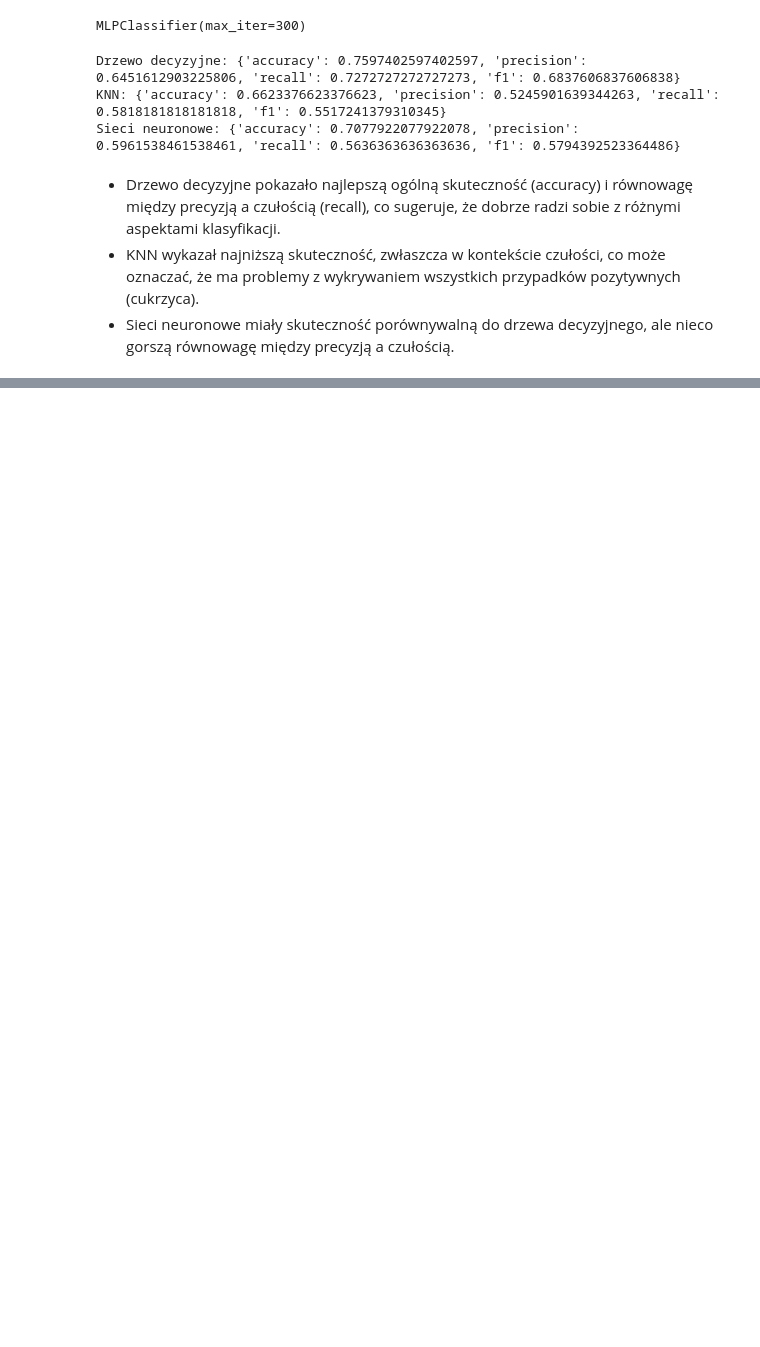
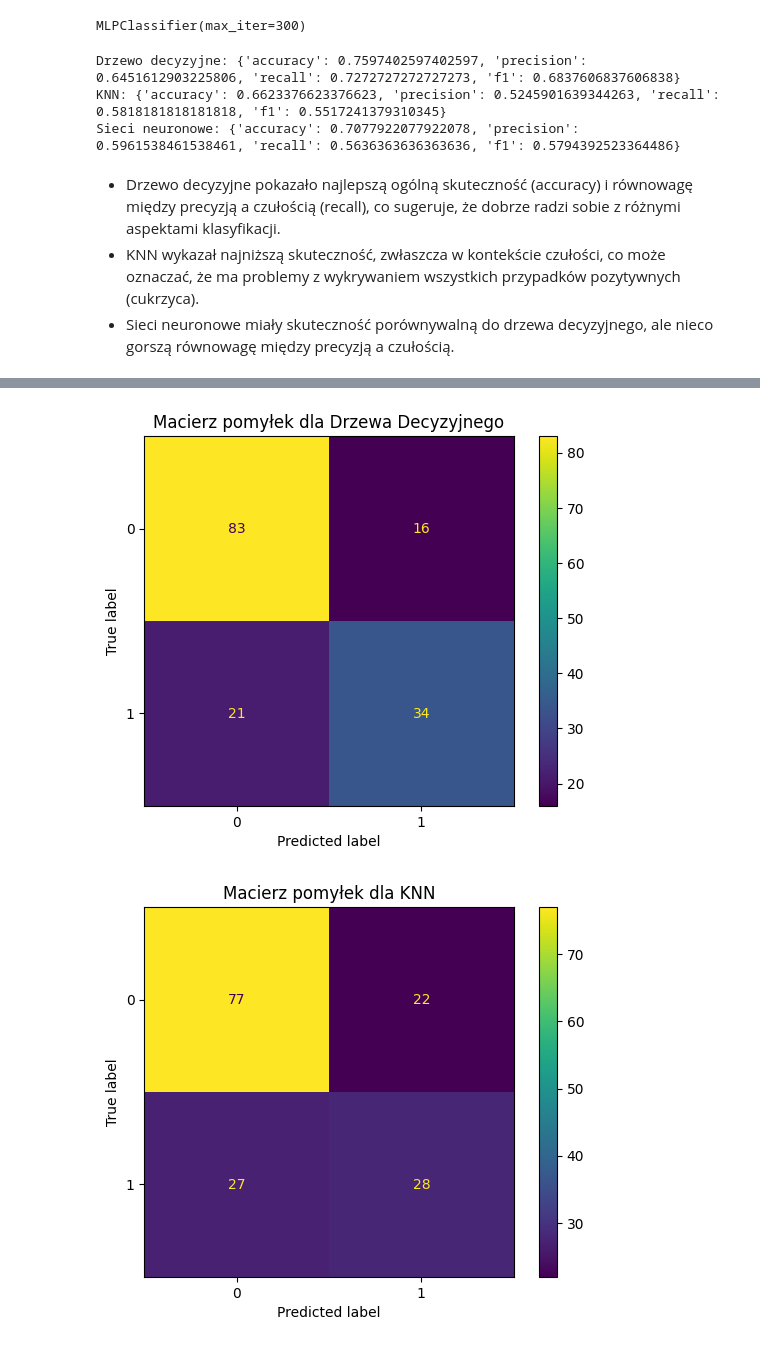
Before and after one commit to JoannaCi/SUS_proj_AnalizaDanych, a Jupyter notebook: Proj_analizaDS.ipynb, the cells around one changed output, grey strips where cells are left out. Drawn from its saved outputs; the diff is of its cells as text; code cells hidden in the pictures; blank space fills up the shorter version.

```diff
--- a/Proj_analizaDS.ipynb
+++ b/Proj_analizaDS.ipynb
@@ -184,0 +263,29 @@ Sieci neuronowe: {'accuracy': 0.7077922077922078, 'precision': 0.596153846153846
+# %%
+from sklearn.metrics import confusion_matrix, ConfusionMatrixDisplay
+
+# Predykcje dla najlepszego Drzewa Decyzyjnego
+y_pred_dt = best_dt.predict(X_test)
+cm_dt = confusion_matrix(y_test, y_pred_dt)
+disp_dt = ConfusionMatrixDisplay(confusion_matrix=cm_dt, display_labels=best_dt.classes_)
+disp_dt.plot()
+plt.title('Macierz pomyłek dla Drzewa Decyzyjnego')
+plt.show()
+
+# Predykcje dla najlepszego KNN
+y_pred_knn = best_knn.predict(X_test)
+cm_knn = confusion_matrix(y_test, y_pred_knn)
+disp_knn = ConfusionMatrixDisplay(confusion_matrix=cm_knn, display_labels=best_knn.classes_)
+disp_knn.plot()
+plt.title('Macierz pomyłek dla KNN')
+plt.show()
+
+# Tworzenie macierzy pomyłek dla sieci neuronowych
+y_pred_nn = nn_classifier.predict(X_test)
+cm_nn = confusion_matrix(y_test, y_pred_nn)
+disp_nn = ConfusionMatrixDisplay(confusion_matrix=cm_nn, display_labels=nn_classifier.classes_)
+disp_nn.plot()
+plt.title('Macierz pomyłek dla Sieci Neuronowych')
+plt.show()
+# %% [output]
+[figure, added]
+[figure, added]
```
Also changed, not shown: parts of 7 cells of this notebook.
